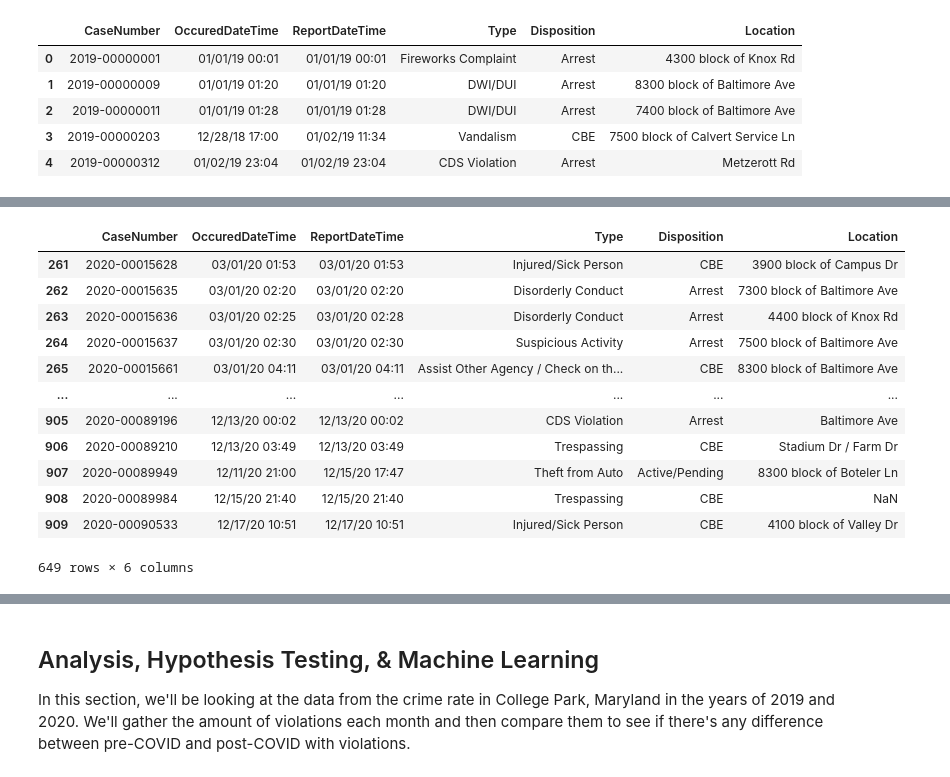
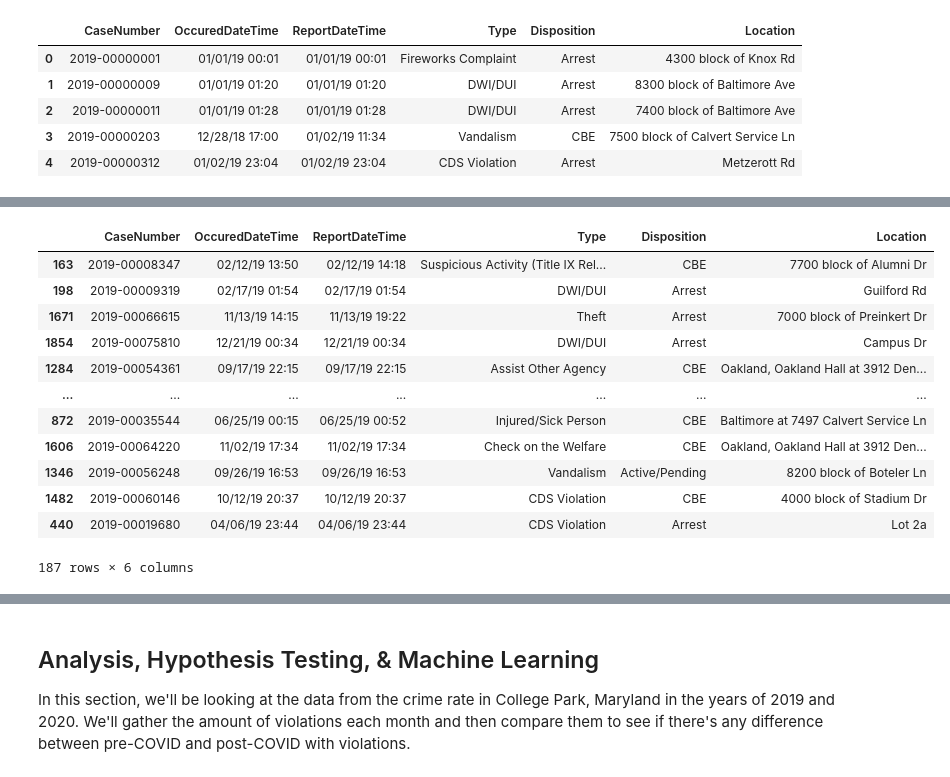
Before and after one commit to mmablim00/mmablim00.github.io, a Jupyter notebook: Final.ipynb, the cells around one changed output, grey strips where cells are left out. Drawn from its saved outputs; the diff is of its cells as text; code cells hidden in the pictures.

Commit message:
data visualization + other edits

```diff
--- a/Final.ipynb
+++ b/Final.ipynb
@@ -101,27 +105,31 @@ As described before, pre-pandemic will constitute 2019 to March 2020 and the pan
 # %%
 data_to_analyze = {} #store the final processed data into this dictionary
 
 for index, row in data_cleaned['2020'].iterrows():
-    if row['OccuredDateTime'].startswith('03'): #finds the first case that occured in March of 2020
-        pre_pandemic_2020 = data_cleaned['2020'].iloc[:index,:] #dataframe that has cases before March 2020
-        pandemic_2020 = data_cleaned['2020'].iloc[index + 1:,:] #dataframe that has cases from March 2020 onwards
+    if row['OccuredDateTime'].startswith('04'): #finds the first case that occured in March of 2020
+        data_to_analyze['pre_pandemic_2019'] = pd.DataFrame(data_cleaned['2019']).sample(frac = 0.1)
+        #dataframe that has cases before April 2020
+        data_to_analyze['pre_pandemic_2020'] = pd.DataFrame(data_cleaned['2020'].iloc[:index,:]).sample(frac = 0.1)
+        #dataframe that has cases from April 2020 onwards
+        data_to_analyze['pandemic_2020'] = pd.DataFrame(data_cleaned['2020'].iloc[index + 1:,:]).sample(frac = 0.1)
         break
 
+data_to_analyze['pre_pandemic_2019']['Location'].fillna("Unknown", inplace=True)
+data_to_analyze['pre_pandemic_2020']['Location'].fillna("Unknown", inplace=True)
+data_to_analyze['pandemic_2020']['Location'].fillna("Unknown", inplace=True)
 
-data_to_analyze['pre_pandemic'] = data_cleaned['2019'].append(pre_pandemic_2020) #crime data for 2019 to March 2020
-data_to_analyze['pandemic'] = pandemic_2020 #crime data for March 2020 onwards
-data_to_analyze['pandemic']
+data_to_analyze['pre_pandemic_2019']
 # %% [output]
 |  | CaseNumber | OccuredDateTime | ReportDateTime | Type | Disposition | Location |
-| 261 | 2020-00015628 | 03/01/20 01:53 | 03/01/20 01:53 | Injured/Sick Person | CBE | 3900 block of Campus Dr |
-| 262 | 2020-00015635 | 03/01/20 02:20 | 03/01/20 02:20 | Disorderly Conduct | Arrest | 7300 block of Baltimore Ave |
-| 263 | 2020-00015636 | 03/01/20 02:25 | 03/01/20 02:28 | Disorderly Conduct | Arrest | 4400 block of Knox Rd |
-| 264 | 2020-00015637 | 03/01/20 02:30 | 03/01/20 02:30 | Suspicious Activity | Arrest | 7500 block of Baltimore Ave |
-| 265 | 2020-00015661 | 03/01/20 04:11 | 03/01/20 04:11 | Assist Other Agency / Check on th... | CBE | 8300 block of Baltimore Ave |
+| 163 | 2019-00008347 | 02/12/19 13:50 | 02/12/19 14:18 | Suspicious Activity (Title IX Rel... | CBE | 7700 block of Alumni Dr |
+| 198 | 2019-00009319 | 02/17/19 01:54 | 02/17/19 01:54 | DWI/DUI | Arrest | Guilford Rd |
+| 1671 | 2019-00066615 | 11/13/19 14:15 | 11/13/19 19:22 | Theft | Arrest | 7000 block of Preinkert Dr |
+| 1854 | 2019-00075810 | 12/21/19 00:34 | 12/21/19 00:34 | DWI/DUI | Arrest | Campus Dr |
+| 1284 | 2019-00054361 | 09/17/19 22:15 | 09/17/19 22:15 | Assist Other Agency | CBE | Oakland, Oakland Hall at 3912 Den... |
 | ... | ... | ... | ... | ... | ... | ... |
-| 905 | 2020-00089196 | 12/13/20 00:02 | 12/13/20 00:02 | CDS Violation | Arrest | Baltimore Ave |
-| 906 | 2020-00089210 | 12/13/20 03:49 | 12/13/20 03:49 | Trespassing | CBE | Stadium Dr / Farm Dr |
-| 907 | 2020-00089949 | 12/11/20 21:00 | 12/15/20 17:47 | Theft from Auto | Active/Pending | 8300 block of Boteler Ln |
-| 908 | 2020-00089984 | 12/15/20 21:40 | 12/15/20 21:40 | Trespassing | CBE | NaN |
-| 909 | 2020-00090533 | 12/17/20 10:51 | 12/17/20 10:51 | Injured/Sick Person | CBE | 4100 block of Valley Dr |
+| 872 | 2019-00035544 | 06/25/19 00:15 | 06/25/19 00:52 | Injured/Sick Person | CBE | Baltimore at 7497 Calvert Service Ln |
+| 1606 | 2019-00064220 | 11/02/19 17:34 | 11/02/19 17:34 | Check on the Welfare | CBE | Oakland, Oakland Hall at 3912 Den... |
+| 1346 | 2019-00056248 | 09/26/19 16:53 | 09/26/19 16:53 | Vandalism | Active/Pending | 8200 block of Boteler Ln |
+| 1482 | 2019-00060146 | 10/12/19 20:37 | 10/12/19 20:37 | CDS Violation | CBE | 4000 block of Stadium Dr |
+| 440 | 2019-00019680 | 04/06/19 23:44 | 04/06/19 23:44 | CDS Violation | Arrest | Lot 2a |
-649 rows × 6 columns
+187 rows × 6 columns
```
Also changed, not shown: parts of 28 cells of this notebook.
